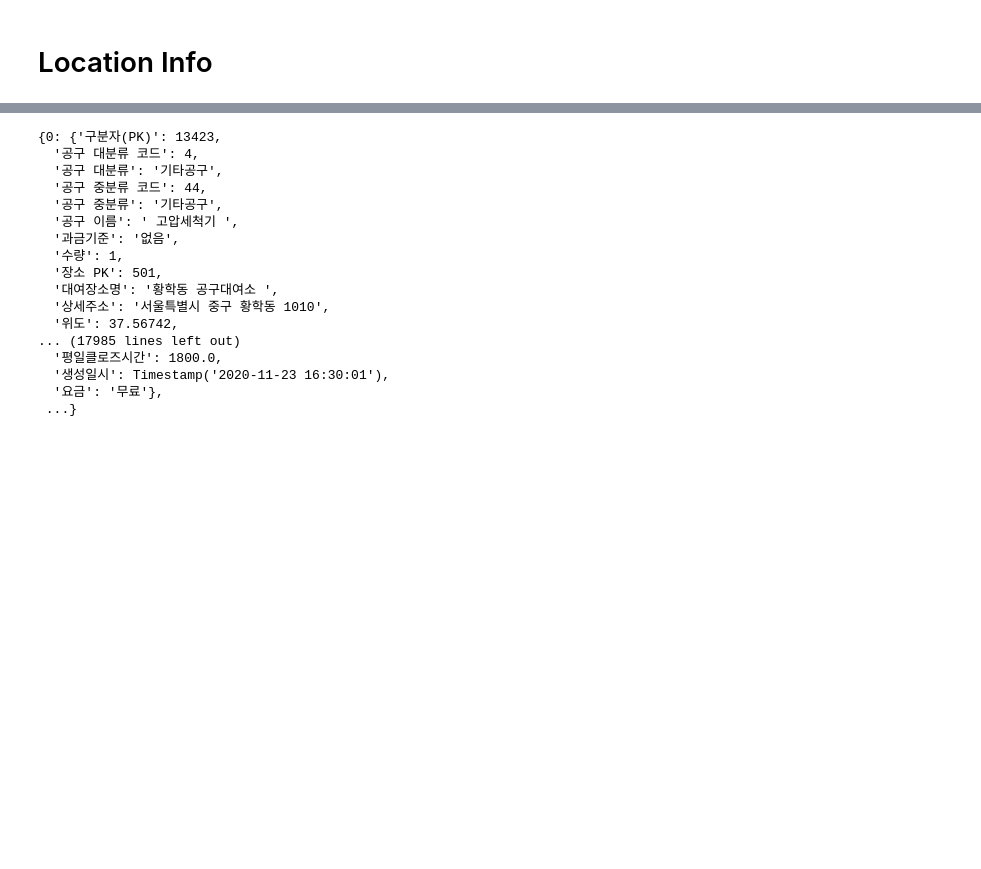
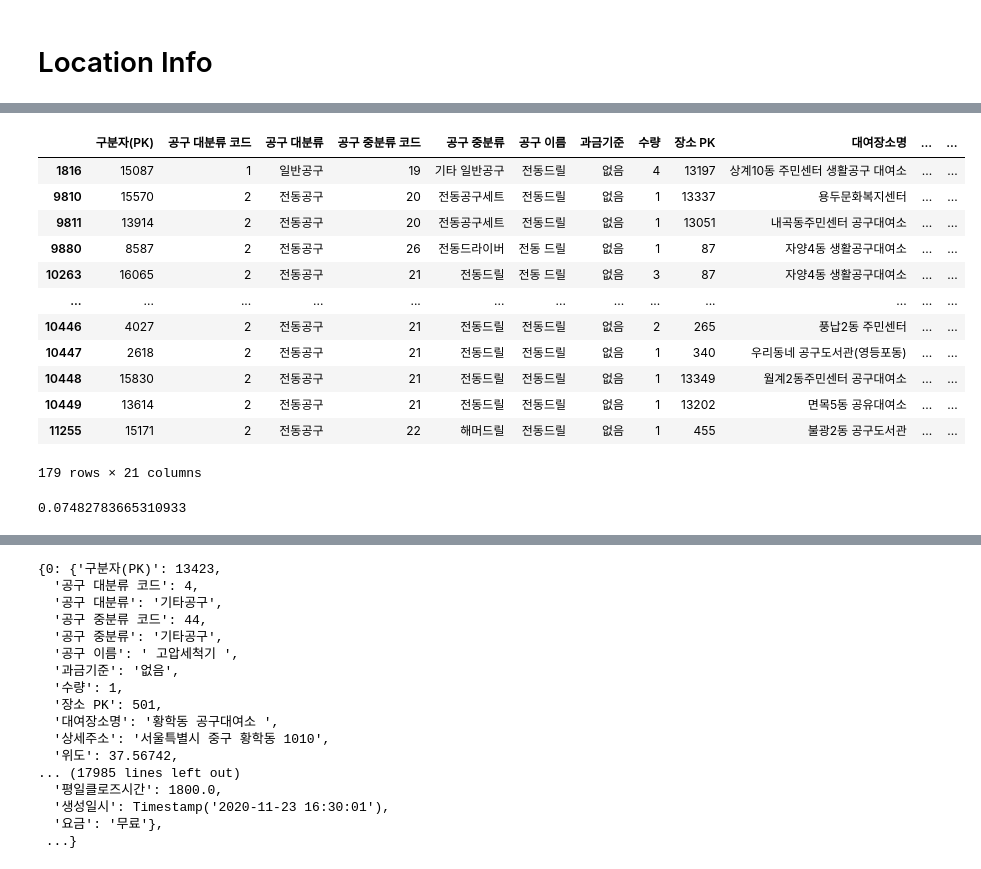
Before and after one commit to jellybee02/LLM_Research, a Jupyter notebook: script/test.ipynb, the cells around one changed output, grey strips where cells are left out. Cells and saved outputs as stored; diff of their text form; code cells hidden in the pictures; blank space fills up the shorter version.

```diff
--- a/script/test.ipynb
+++ b/script/test.ipynb
@@ -280,0 +261,16 @@ print(f"{location} 위도/경도: {result}")
+# %%
+df_s[['']].apply()
+# %% [output]
+|  | 구분자(PK) | 공구 대분류 코드 | 공구 대분류 | 공구 중분류 코드 | 공구 중분류 | 공구 이름 | 과금기준 | 수량 | 장소 PK | 대여장소명 | ... | ... |
+| 1816 | 15087 | 1 | 일반공구 | 19 | 기타 일반공구 | 전동드릴 | 없음 | 4 | 13197 | 상계10동 주민센터 생활공구 대여소 | ... | ... |
+| 9810 | 15570 | 2 | 전동공구 | 20 | 전동공구세트 | 전동드릴 | 없음 | 1 | 13337 | 용두문화복지센터 | ... | ... |
+| 9811 | 13914 | 2 | 전동공구 | 20 | 전동공구세트 | 전동드릴 | 없음 | 1 | 13051 | 내곡동주민센터 공구대여소 | ... | ... |
+| 9880 | 8587 | 2 | 전동공구 | 26 | 전동드라이버 | 전동 드릴 | 없음 | 1 | 87 | 자양4동 생활공구대여소 | ... | ... |
+| 10263 | 16065 | 2 | 전동공구 | 21 | 전동드릴 | 전동 드릴 | 없음 | 3 | 87 | 자양4동 생활공구대여소 | ... | ... |
+| ... | ... | ... | ... | ... | ... | ... | ... | ... | ... | ... | ... | ... |
+| 10446 | 4027 | 2 | 전동공구 | 21 | 전동드릴 | 전동드릴 | 없음 | 2 | 265 | 풍납2동 주민센터 | ... | ... |
+| 10447 | 2618 | 2 | 전동공구 | 21 | 전동드릴 | 전동드릴 | 없음 | 1 | 340 | 우리동네 공구도서관(영등포동) | ... | ... |
+| 10448 | 15830 | 2 | 전동공구 | 21 | 전동드릴 | 전동드릴 | 없음 | 1 | 13349 | 월계2동주민센터 공구대여소 | ... | ... |
+| 10449 | 13614 | 2 | 전동공구 | 21 | 전동드릴 | 전동드릴 | 없음 | 1 | 13202 | 면목5동 공유대여소 | ... | ... |
+| 11255 | 15171 | 2 | 전동공구 | 22 | 해머드릴 | 전동드릴 | 없음 | 1 | 455 | 불광2동 공구도서관 | ... | ... |
+179 rows × 21 columns
@@ -280,0 +295,4 @@ print(f"{location} 위도/경도: {result}")
+# %%
+.apply(lambda x : haversine(spot_location, (37.4979, 127.0276), unit=Unit.KILOMETERS))
+# %% [output]
+0.07482783665310933
```
Also changed, not shown: parts of 36 cells of this notebook, 6 other files.
